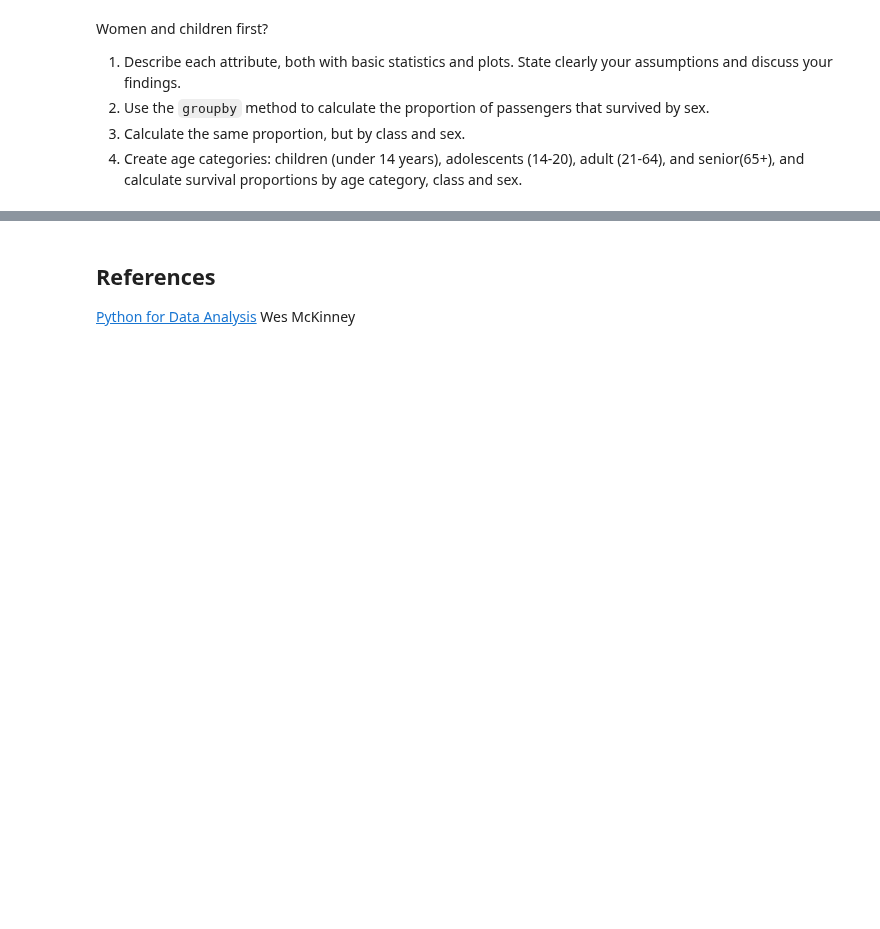
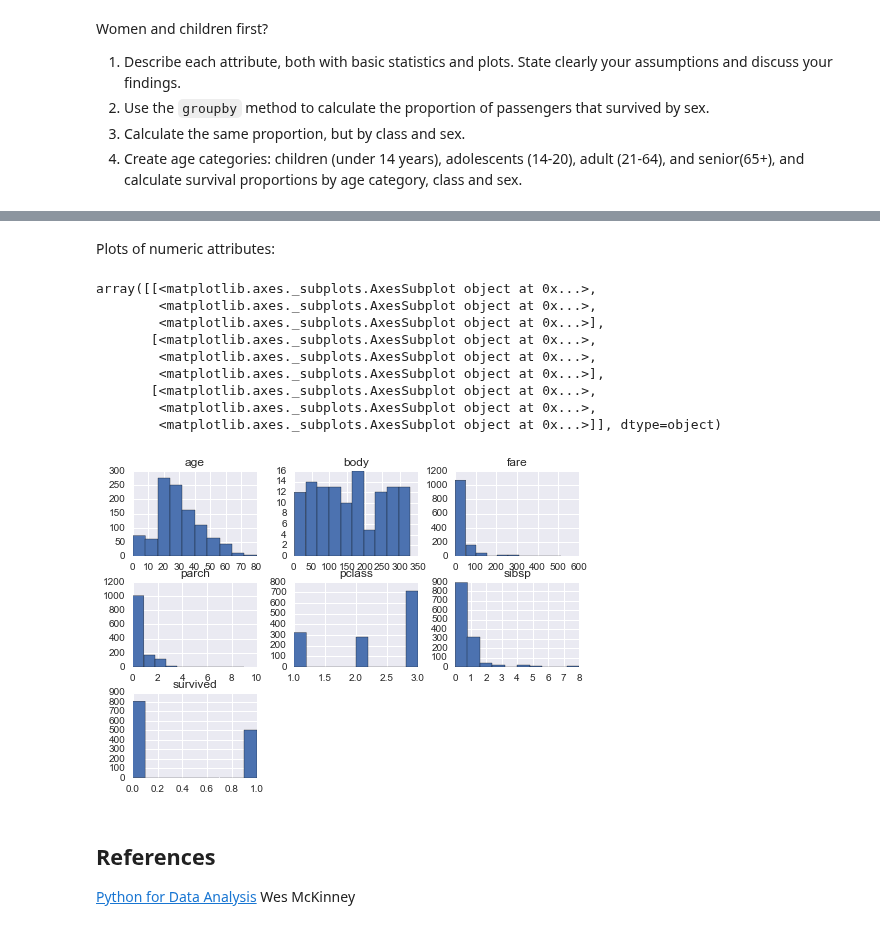
Before and after one commit to fdevillard/ada-homeworks, a Jupyter notebook: 01 - Pandas and Data Wrangling/Data Wrangling with Pandas.ipynb, the cells around one changed output, grey strips where cells are left out. Drawn from its saved outputs; the diff is of its cells as text; code cells hidden in the pictures; blank space fills up the shorter version.

```diff
--- a/01 - Pandas and Data Wrangling/Data Wrangling with Pandas.ipynb
+++ b/01 - Pandas and Data Wrangling/Data Wrangling with Pandas.ipynb
@@ -931,0 +1650,3 @@ Women and children first?
+# %%
+titanic = pd.read_excel('Data/titanic.xls')
+titanic.dtypes
@@ -931,0 +1671,4 @@ Women and children first?
+# %%
+titanic_numbers = titanic[[0,1,4,5,6,8,12]]
+
+titanic_numbers.describe()
@@ -932,3 +1685,18 @@ Women and children first?
+# %% [markdown]
+Plots of numeric attributes:
+# %%
+titanic_numbers.hist()
+# %% [output]
+array([[<matplotlib.axes._subplots.AxesSubplot object at 0x...>,
+        <matplotlib.axes._subplots.AxesSubplot object at 0x...>,
+        <matplotlib.axes._subplots.AxesSubplot object at 0x...>],
+       [<matplotlib.axes._subplots.AxesSubplot object at 0x...>,
+        <matplotlib.axes._subplots.AxesSubplot object at 0x...>,
+        <matplotlib.axes._subplots.AxesSubplot object at 0x...>],
+       [<matplotlib.axes._subplots.AxesSubplot object at 0x...>,
+        <matplotlib.axes._subplots.AxesSubplot object at 0x...>,
+        <matplotlib.axes._subplots.AxesSubplot object at 0x...>]], dtype=object)
+[figure, added]
 # %% [markdown]
 ## References
 
```
Also changed, not shown: parts of 68 cells of this notebook.
